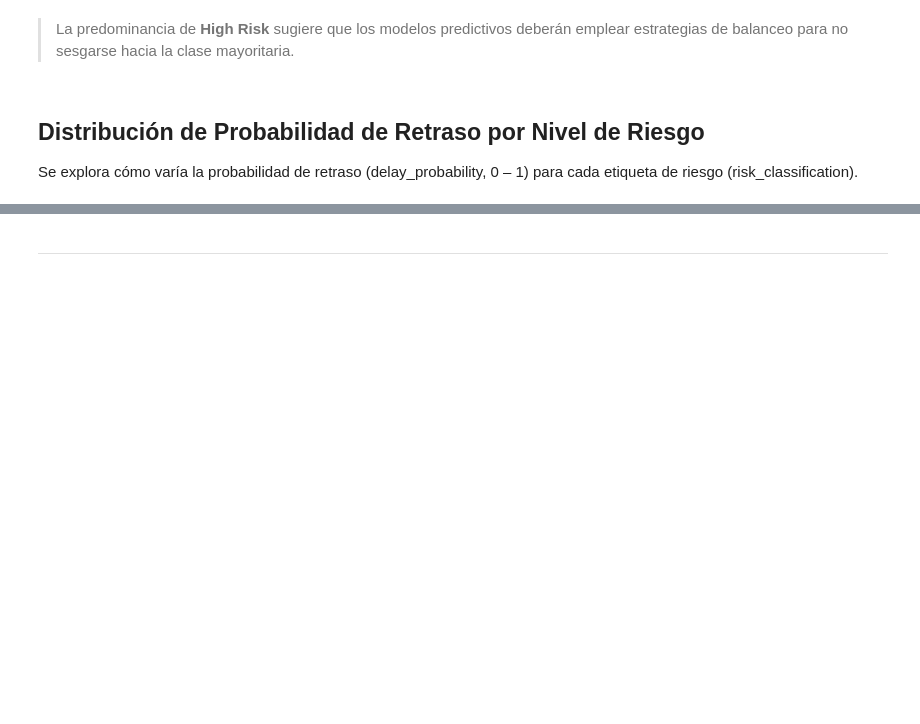
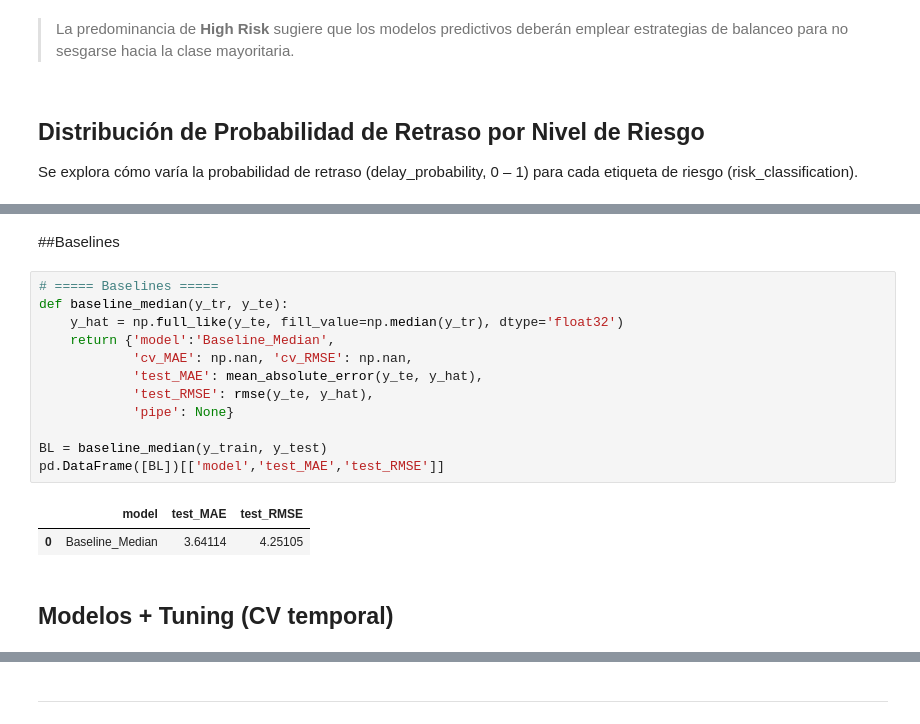
Before and after one commit to CristianEmanuelCamposFuentes/data-science-portfolio, a Jupyter notebook: ds-ii-logistics/notebooks/ProyectoDSIIParteIICamposFuentes.ipynb, the cells around one changed output, grey strips where cells are left out. Saved outputs shown, nothing was run; the diff lists cells and outputs as text; blank space fills up the shorter version.

```diff
--- a/ds-ii-logistics/notebooks/ProyectoDSIIParteIICamposFuentes.ipynb
+++ b/ds-ii-logistics/notebooks/ProyectoDSIIParteIICamposFuentes.ipynb
@@ -703,0 +849,19 @@ plt.show()
+# %% [markdown]
+##Baselines
+# %%
+# ===== Baselines =====
+def baseline_median(y_tr, y_te):
+    y_hat = np.full_like(y_te, fill_value=np.median(y_tr), dtype='float32')
+    return {'model':'Baseline_Median',
+            'cv_MAE': np.nan, 'cv_RMSE': np.nan,
+            'test_MAE': mean_absolute_error(y_te, y_hat),
+            'test_RMSE': rmse(y_te, y_hat),
+            'pipe': None}
+
+BL = baseline_median(y_train, y_test)
+pd.DataFrame([BL])[['model','test_MAE','test_RMSE']]
+# %% [output]
+|  | model | test_MAE | test_RMSE |
+| 0 | Baseline_Median | 3.64114 | 4.25105 |
+# %% [markdown]
+## Modelos + Tuning (CV temporal)
```
Also changed, not shown: parts of 59 cells of this notebook.
